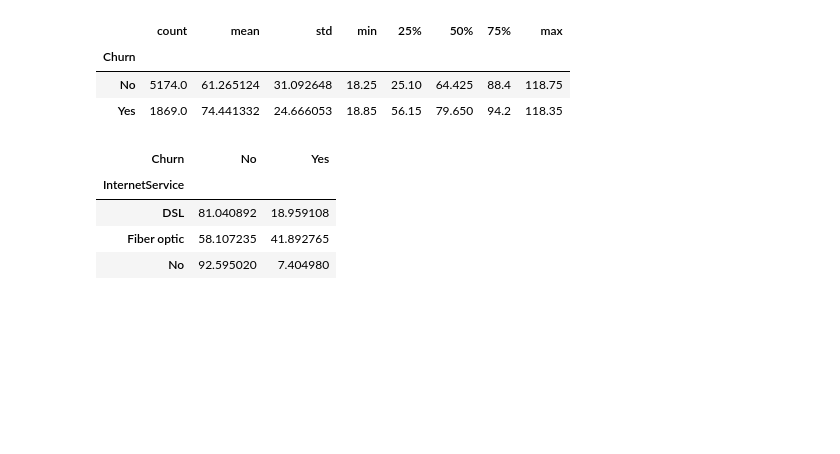
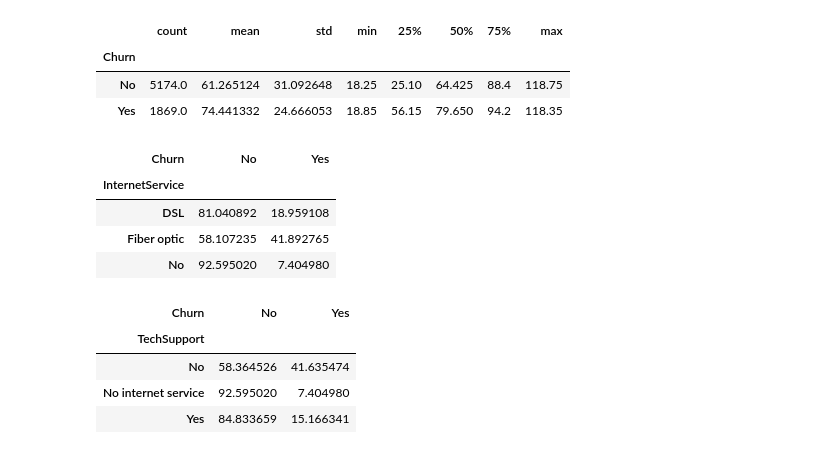
Before and after one commit to pomiankiewiczlukasz/customer-intelligence-ml-platform, a Jupyter notebook: notebooks/01_eda.ipynb, the cells around one changed output. Cells and saved outputs as stored; diff of their text form; code cells hidden in the pictures; blank space fills up the shorter version.

```diff
--- a/notebooks/01_eda.ipynb
+++ b/notebooks/01_eda.ipynb
@@ -284,3 +284,15 @@ pd.crosstab(
 | DSL | 81.040892 | 18.959108 |
 | Fiber optic | 58.107235 | 41.892765 |
 | No | 92.595020 | 7.404980 |
+# %%
+pd.crosstab(
+    df["TechSupport"],
+    df["Churn"],
+    normalize="index"
+) * 100
+# %% [output]
+| Churn | No | Yes |
+| TechSupport |  |  |
+| No | 58.364526 | 41.635474 |
+| No internet service | 92.595020 | 7.404980 |
+| Yes | 84.833659 | 15.166341 |
```
Also changed, not shown: parts of 34 cells of this notebook, 8 other files.
